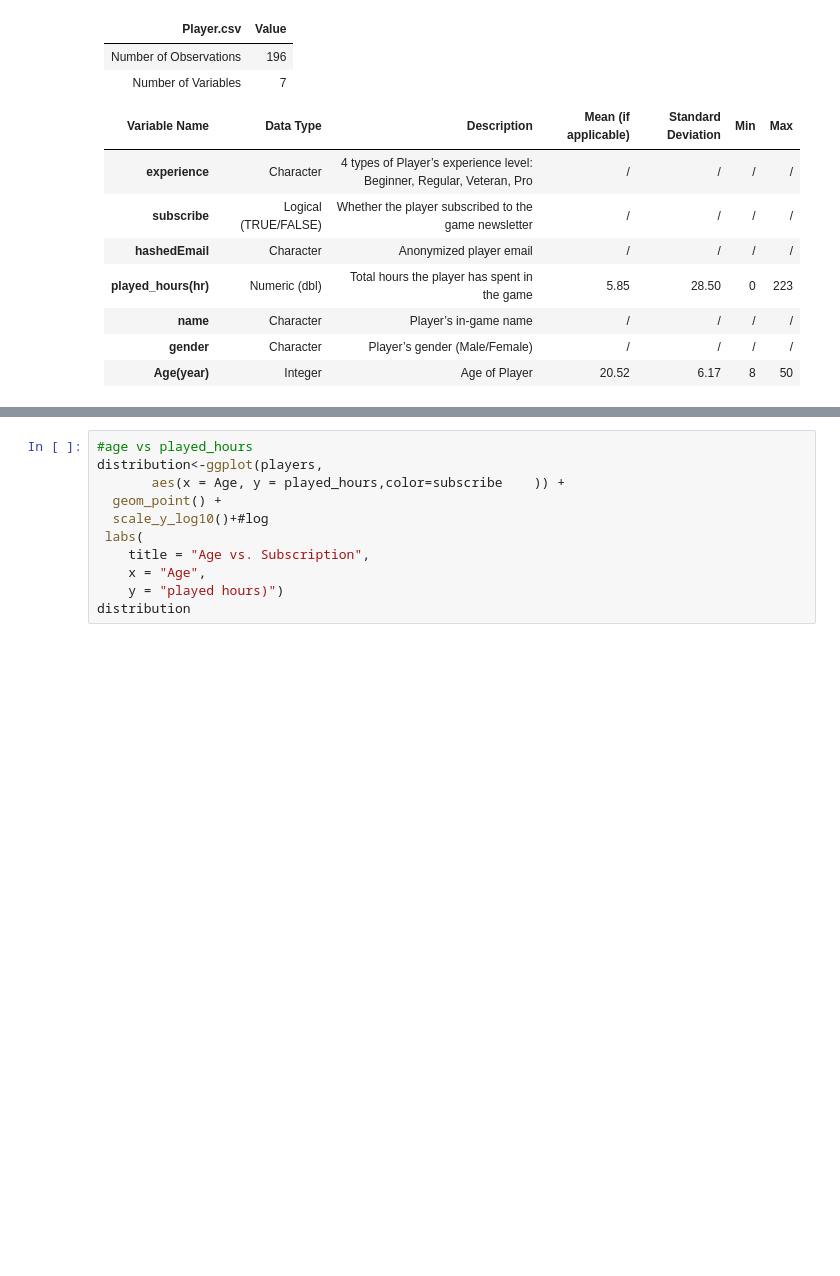
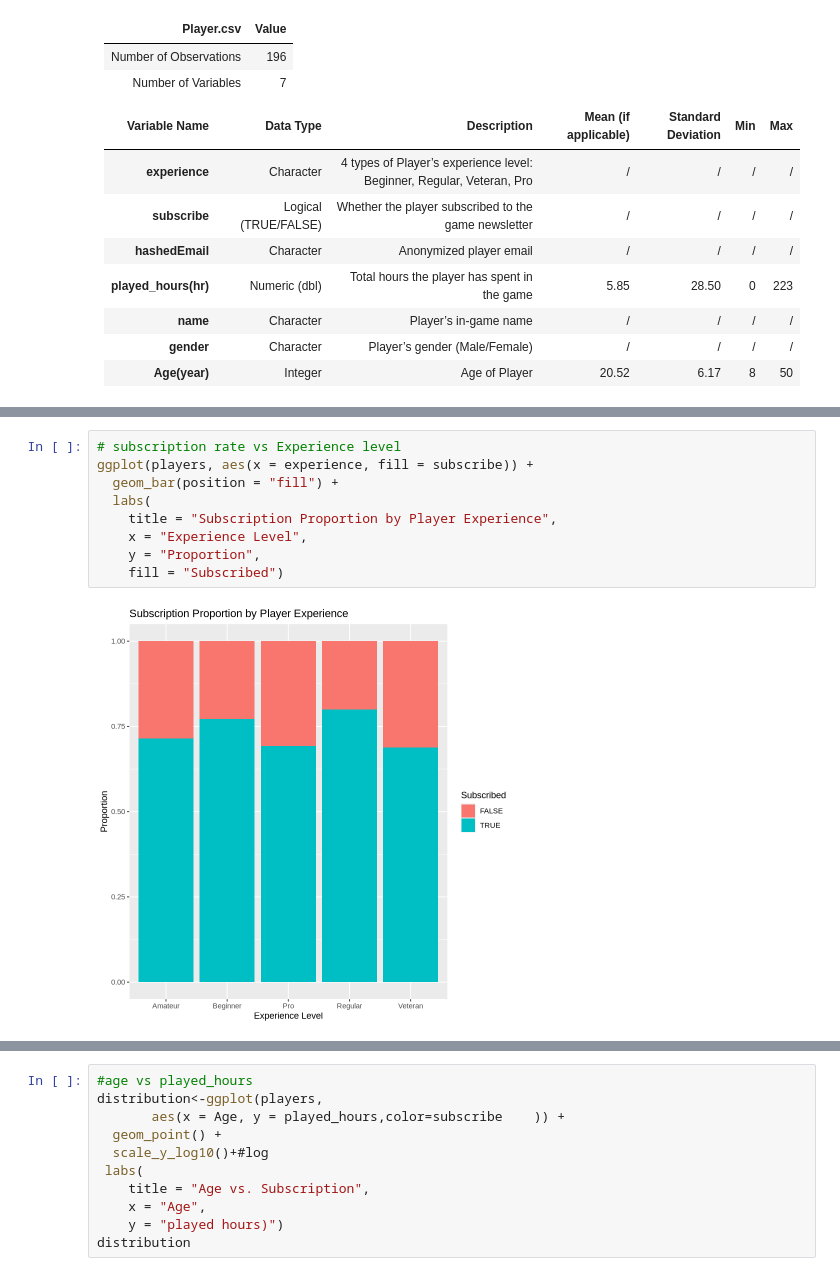
Before and after one commit to kbeletsky/dsci_100_project, a Jupyter notebook: Group project.ipynb, the cells around one changed output, grey strips where cells are left out. Drawn from its saved outputs; the diff is of its cells as text; blank space fills up the shorter version.

```diff
--- a/Group project.ipynb
+++ b/Group project.ipynb
@@ -153,0 +175,11 @@ players |>
+# %%
+# subscription rate vs Experience level
+ggplot(players, aes(x = experience, fill = subscribe)) +
+  geom_bar(position = "fill") +
+  labs(
+    title = "Subscription Proportion by Player Experience",
+    x = "Experience Level",
+    y = "Proportion",
+    fill = "Subscribed")
+# %% [output]
+[figure, added]
```
Also changed, not shown: parts of 4 cells of this notebook.
